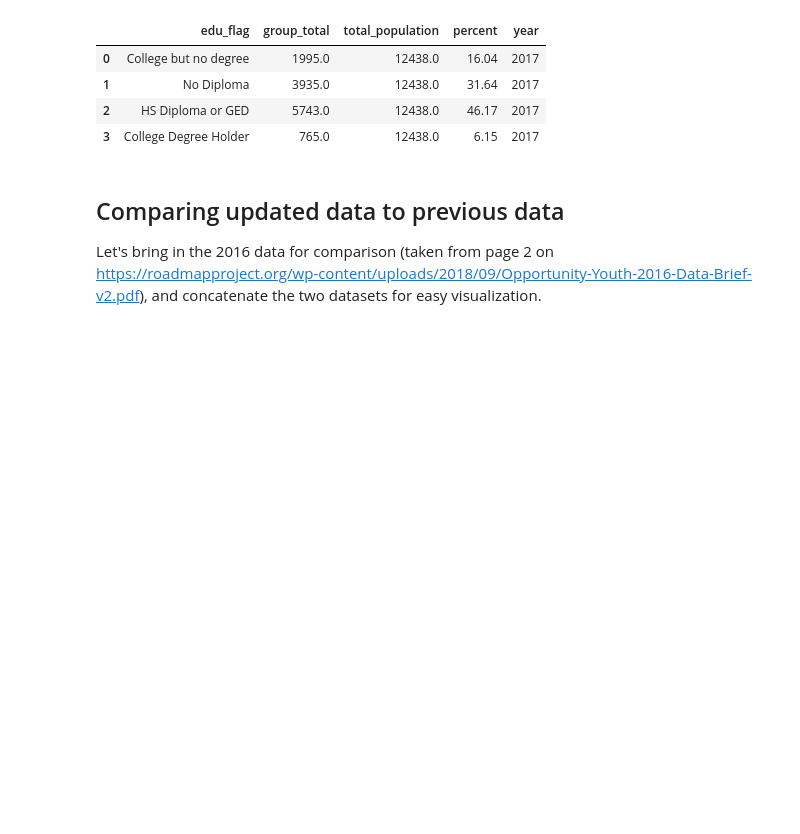
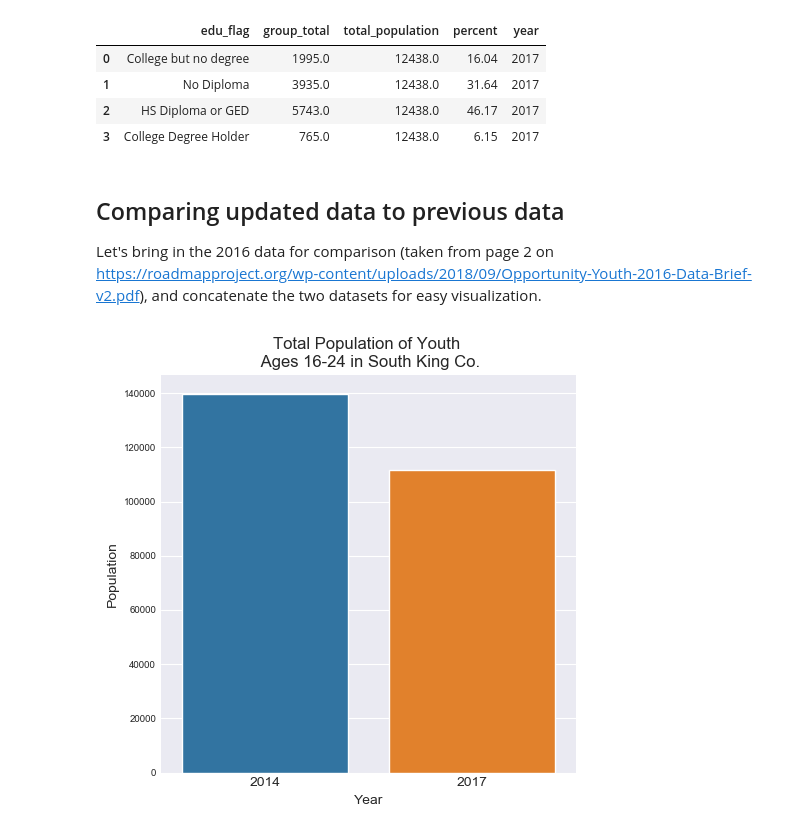
Before and after one commit to cenuno/opportunity_youth, a Jupyter notebook: Opportunity_Youth_Notebook.ipynb, the cells around one changed output. Saved outputs shown, nothing was run; the diff lists cells and outputs as text; code cells hidden in the pictures; blank space fills up the shorter version.

```diff
--- a/Opportunity_Youth_Notebook.ipynb
+++ b/Opportunity_Youth_Notebook.ipynb
@@ -197,4 +87,8 @@ oy_population_totals_2016_2017 = pd.concat([OYtotals, educationtabletotals2016],
 sns.set_style('darkgrid')
 style = 'seaborn-darkgrid'
 plt.style.use(style)
+# %%
+opyouth.plotdata1(youth_population_totals_2014_2017);
+# %% [output]
+[figure, added]
 # %%
```
Also changed, not shown: parts of 42 cells of this notebook, 8 other files.
